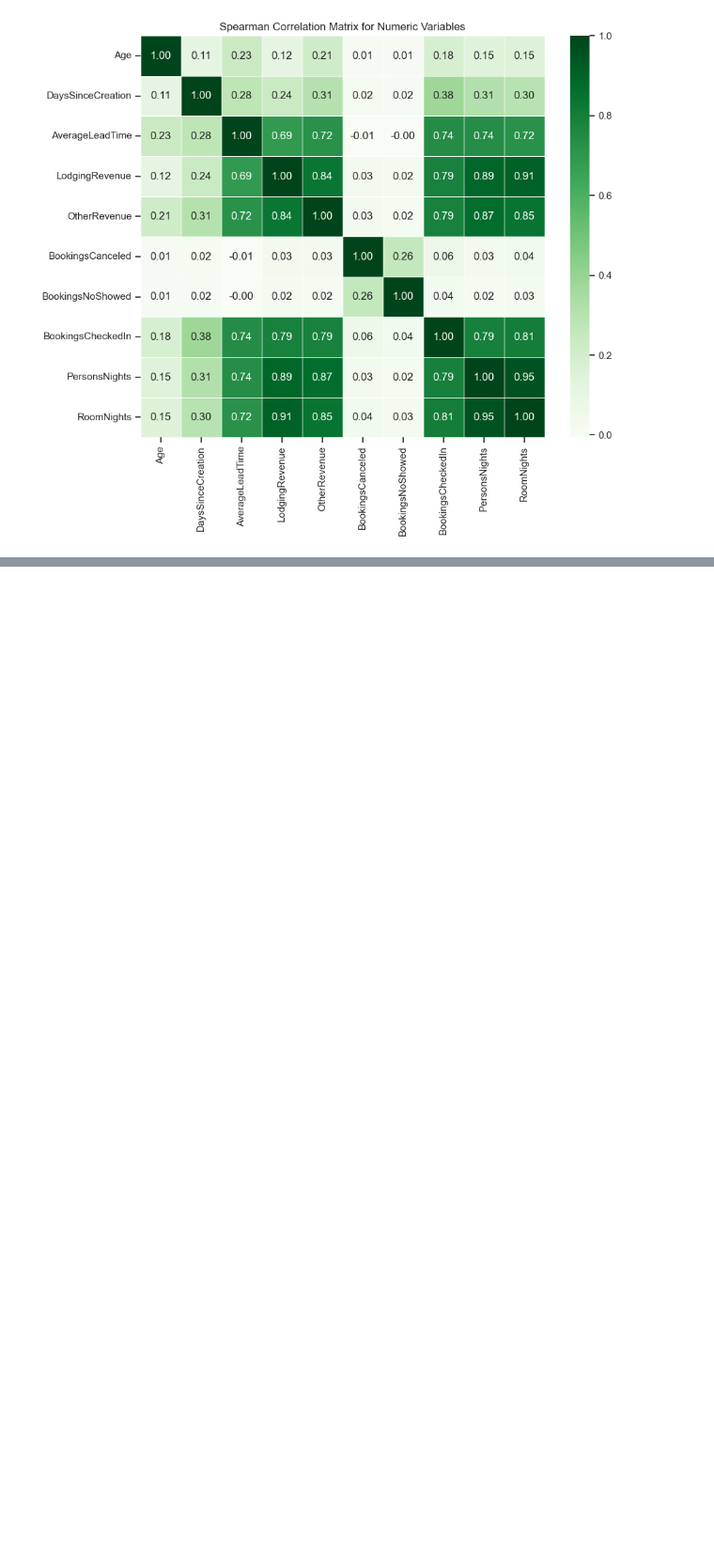
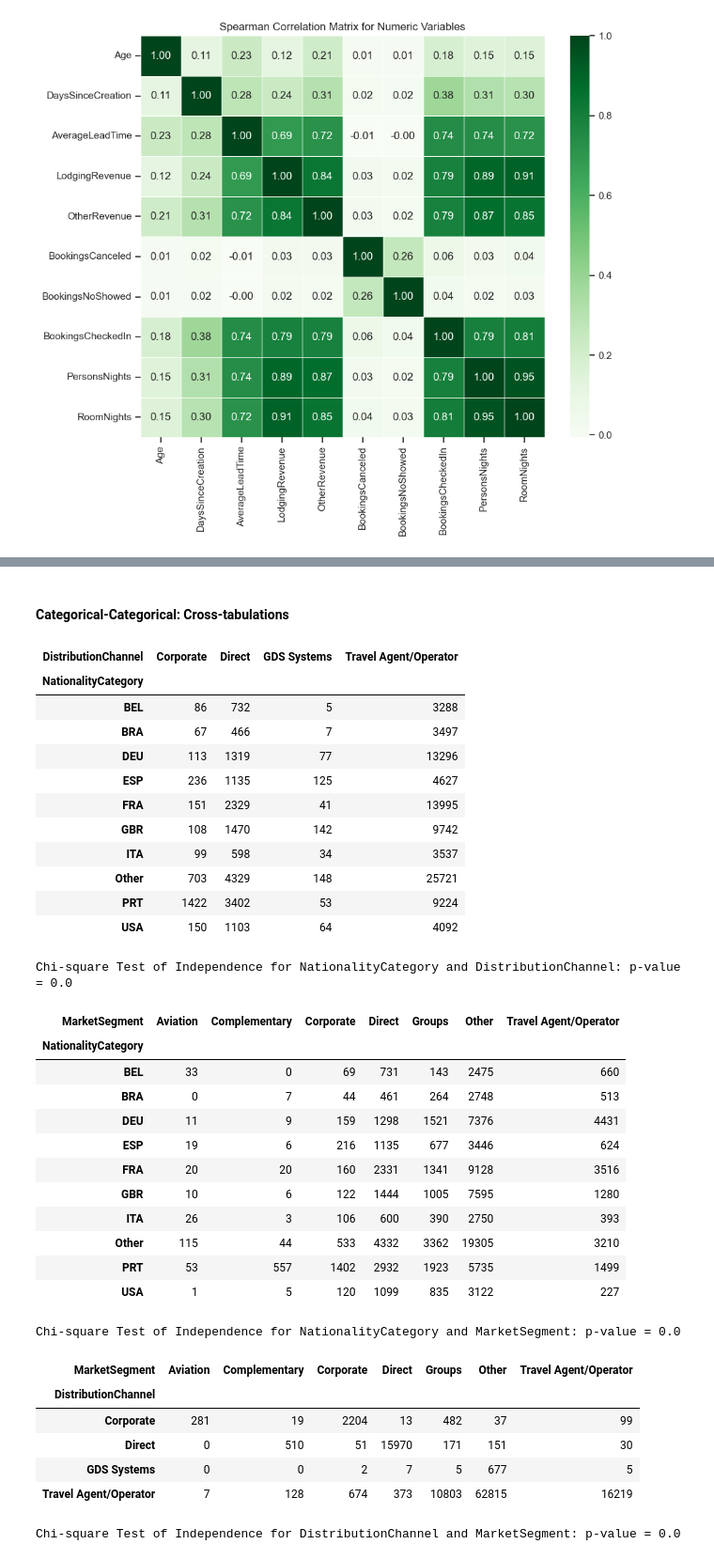
Before and after one commit to CatarinaGN/Case-1, a Jupyter notebook: Versão_Bea.ipynb, the cells around one changed output, grey strips where cells are left out. Shown at 94% size. Cells and saved outputs as stored; diff of their text form; code cells hidden in the pictures; blank space fills up the shorter version.

```diff
--- a/Versão_Bea.ipynb
+++ b/Versão_Bea.ipynb
@@ -593,0 +783,51 @@ plt.show()
+# %% [markdown]
+#### Categorical-Categorical: Cross-tabulations
+# %%
+# We will also use NationalityCategory instead of Nationality in this analysis
+categorical_variables2 = ['NationalityCategory', 'DistributionChannel', 'MarketSegment']
+# %%
+# Categorical-Categorical Analysis with Chi-square
+for i in range(len(categorical_variables2)):
+    for j in range(i+1, len(categorical_variables2)):
+        cat_var = categorical_variables2[i]
+        cat_var2 = categorical_variables2[j]
+        contingency_table = pd.crosstab(df[cat_var], df[cat_var2])
+        chi2, p, dof, expected = chi2_contingency(contingency_table)
+        display(contingency_table)
+        print(f"Chi-square Test of Independence for {cat_var} and {cat_var2}: p-value = {p}")
+
+#Adapted from previous notebook
+# %% [output]
+| DistributionChannel | Corporate | Direct | GDS Systems | Travel Agent/Operator |
+| NationalityCategory |  |  |  |  |
+| BEL | 86 | 732 | 5 | 3288 |
+| BRA | 67 | 466 | 7 | 3497 |
+| DEU | 113 | 1319 | 77 | 13296 |
+| ESP | 236 | 1135 | 125 | 4627 |
+| FRA | 151 | 2329 | 41 | 13995 |
+| GBR | 108 | 1470 | 142 | 9742 |
+| ITA | 99 | 598 | 34 | 3537 |
+| Other | 703 | 4329 | 148 | 25721 |
+| PRT | 1422 | 3402 | 53 | 9224 |
+| USA | 150 | 1103 | 64 | 4092 |
+Chi-square Test of Independence for NationalityCategory and DistributionChannel: p-value = 0.0
+| MarketSegment | Aviation | Complementary | Corporate | Direct | Groups | Other | Travel Agent/Operator |
+| NationalityCategory |  |  |  |  |  |  |  |
+| BEL | 33 | 0 | 69 | 731 | 143 | 2475 | 660 |
+| BRA | 0 | 7 | 44 | 461 | 264 | 2748 | 513 |
+| DEU | 11 | 9 | 159 | 1298 | 1521 | 7376 | 4431 |
+| ESP | 19 | 6 | 216 | 1135 | 677 | 3446 | 624 |
+| FRA | 20 | 20 | 160 | 2331 | 1341 | 9128 | 3516 |
+| GBR | 10 | 6 | 122 | 1444 | 1005 | 7595 | 1280 |
+| ITA | 26 | 3 | 106 | 600 | 390 | 2750 | 393 |
+| Other | 115 | 44 | 533 | 4332 | 3362 | 19305 | 3210 |
+| PRT | 53 | 557 | 1402 | 2932 | 1923 | 5735 | 1499 |
+| USA | 1 | 5 | 120 | 1099 | 835 | 3122 | 227 |
+Chi-square Test of Independence for NationalityCategory and MarketSegment: p-value = 0.0
+| MarketSegment | Aviation | Complementary | Corporate | Direct | Groups | Other | Travel Agent/Operator |
+| DistributionChannel |  |  |  |  |  |  |  |
+| Corporate | 281 | 19 | 2204 | 13 | 482 | 37 | 99 |
+| Direct | 0 | 510 | 51 | 15970 | 171 | 151 | 30 |
+| GDS Systems | 0 | 0 | 2 | 7 | 5 | 677 | 5 |
+| Travel Agent/Operator | 7 | 128 | 674 | 373 | 10803 | 62815 | 16219 |
+Chi-square Test of Independence for DistributionChannel and MarketSegment: p-value = 0.0
```
Also changed, not shown: parts of 13 cells of this notebook.
